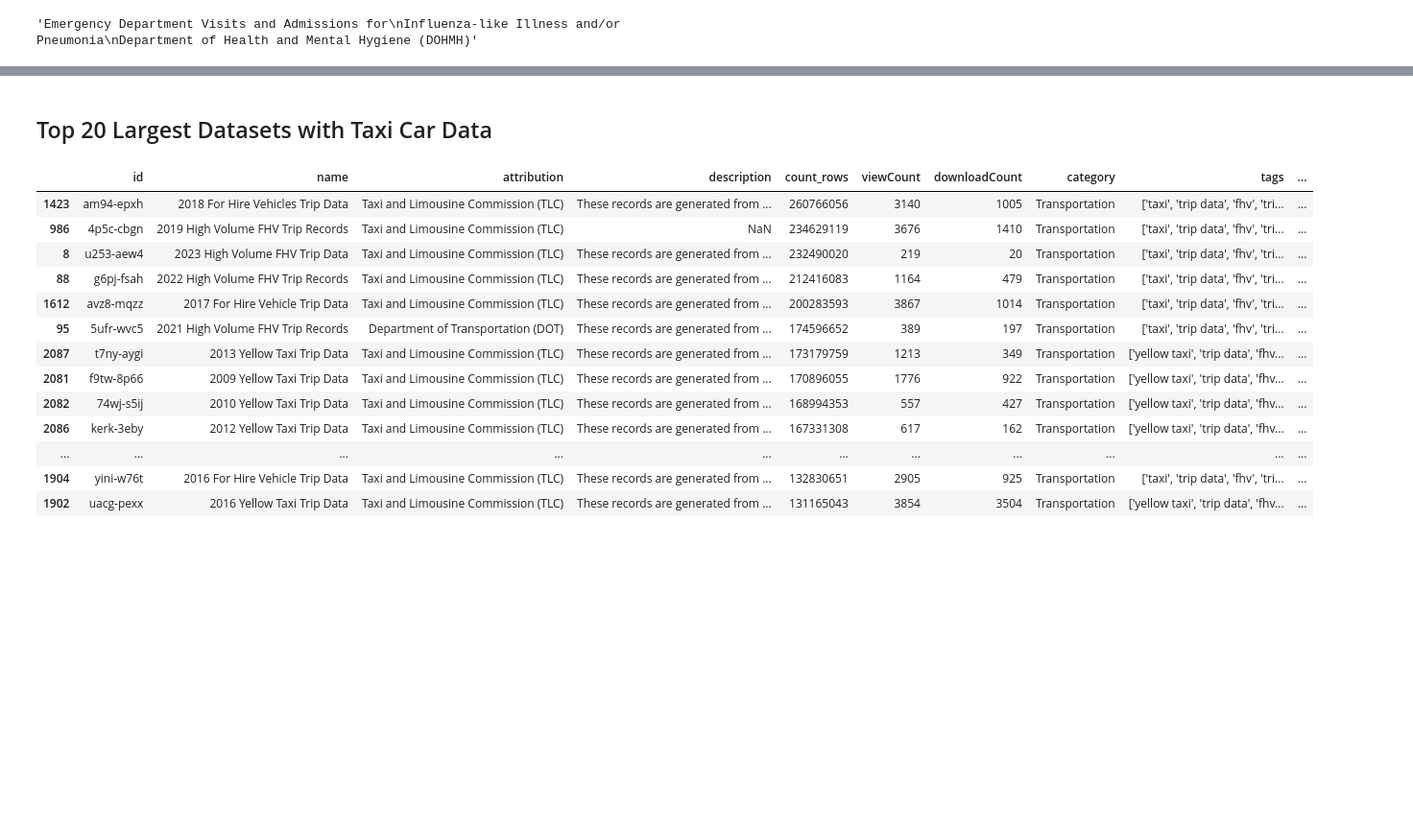
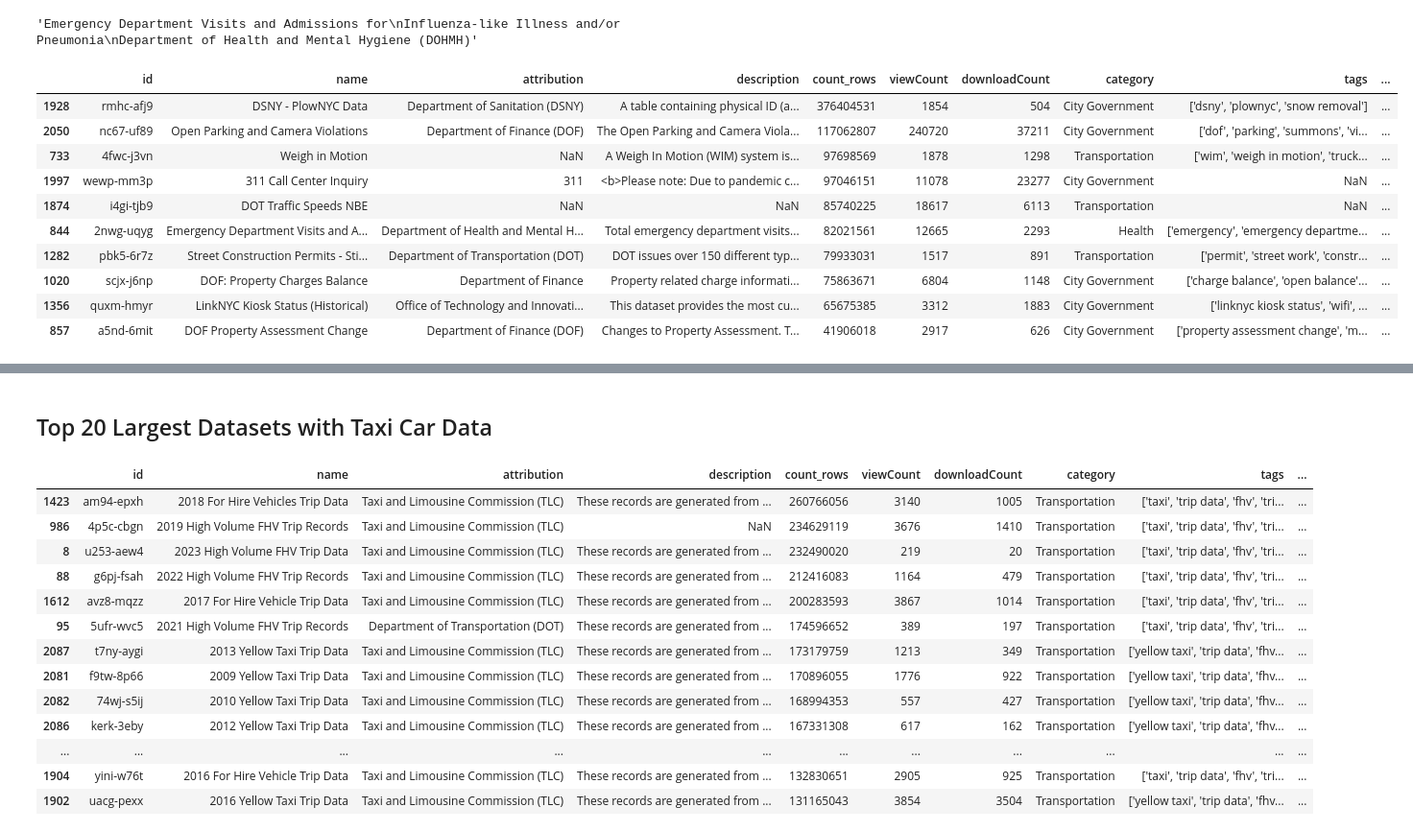
Before and after one commit to mebauer/nyc-open-bigdata, a Jupyter notebook: analysis.ipynb, the cells around one changed output, grey strips where cells are left out. Shown: that part at 96% size. Drawn from its saved outputs; the diff is of its cells as text; code cells hidden in the pictures; blank space fills up the shorter version.

```diff
--- a/analysis.ipynb
+++ b/analysis.ipynb
@@ -309,6 +318,24 @@ df.loc[df['id'] == '2nwg-uqyg', ['full_name']] = formatted_dataset
 df.loc[df['id'] == '2nwg-uqyg', 'full_name'].values[0]
 # %% [output]
 'Emergency Department Visits and Admissions for\nInfluenza-like Illness and/or Pneumonia\nDepartment of Health and Mental Hygiene (DOHMH)'
+# %%
+(df
+.loc[~df['name'].str.contains('|'.join(taxi_car_data))]
+.sort_values(by='count_rows', ascending=False)
+.head(10)
+)
+# %% [output]
+|  | id | name | attribution | description | count_rows | viewCount | downloadCount | category | tags | ... |
+| 1928 | rmhc-afj9 | DSNY - PlowNYC Data | Department of Sanitation (DSNY) | A table containing physical ID (a... | 376404531 | 1854 | 504 | City Government | ['dsny', 'plownyc', 'snow removal'] | ... |
+| 2050 | nc67-uf89 | Open Parking and Camera Violations | Department of Finance (DOF) | The Open Parking and Camera Viola... | 117062807 | 240720 | 37211 | City Government | ['dof', 'parking', 'summons', 'vi... | ... |
+| 733 | 4fwc-j3vn | Weigh in Motion | NaN | A Weigh In Motion (WIM) system is... | 97698569 | 1878 | 1298 | Transportation | ['wim', 'weigh in motion', 'truck... | ... |
+| 1997 | wewp-mm3p | 311 Call Center Inquiry | 311 | <b>Please note: Due to pandemic c... | 97046151 | 11078 | 23277 | City Government | NaN | ... |
+| 1874 | i4gi-tjb9 | DOT Traffic Speeds NBE | NaN | NaN | 85740225 | 18617 | 6113 | Transportation | NaN | ... |
+| 844 | 2nwg-uqyg | Emergency Department Visits and A... | Department of Health and Mental H... | Total emergency department visits... | 82021561 | 12665 | 2293 | Health | ['emergency', 'emergency departme... | ... |
+| 1282 | pbk5-6r7z | Street Construction Permits - Sti... | Department of Transportation (DOT) | DOT issues over 150 different typ... | 79933031 | 1517 | 891 | Transportation | ['permit', 'street work', 'constr... | ... |
+| 1020 | scjx-j6np | DOF: Property Charges Balance | Department of Finance | Property related charge informati... | 75863671 | 6804 | 1148 | City Government | ['charge balance', 'open balance'... | ... |
+| 1356 | quxm-hmyr | LinkNYC Kiosk Status (Historical) | Office of Technology and Innovati... | This dataset provides the most cu... | 65675385 | 3312 | 1883 | City Government | ['linknyc kiosk status', 'wifi', ... | ... |
+| 857 | a5nd-6mit | DOF Property Assessment Change | Department of Finance (DOF) | Changes to Property Assessment. T... | 41906018 | 2917 | 626 | City Government | ['property assessment change', 'm... | ... |
 # %%
 fig, ax = plt.subplots(figsize=(8, 6))
 
```
Also changed, not shown: parts of 3 cells of this notebook, 1 other file.
